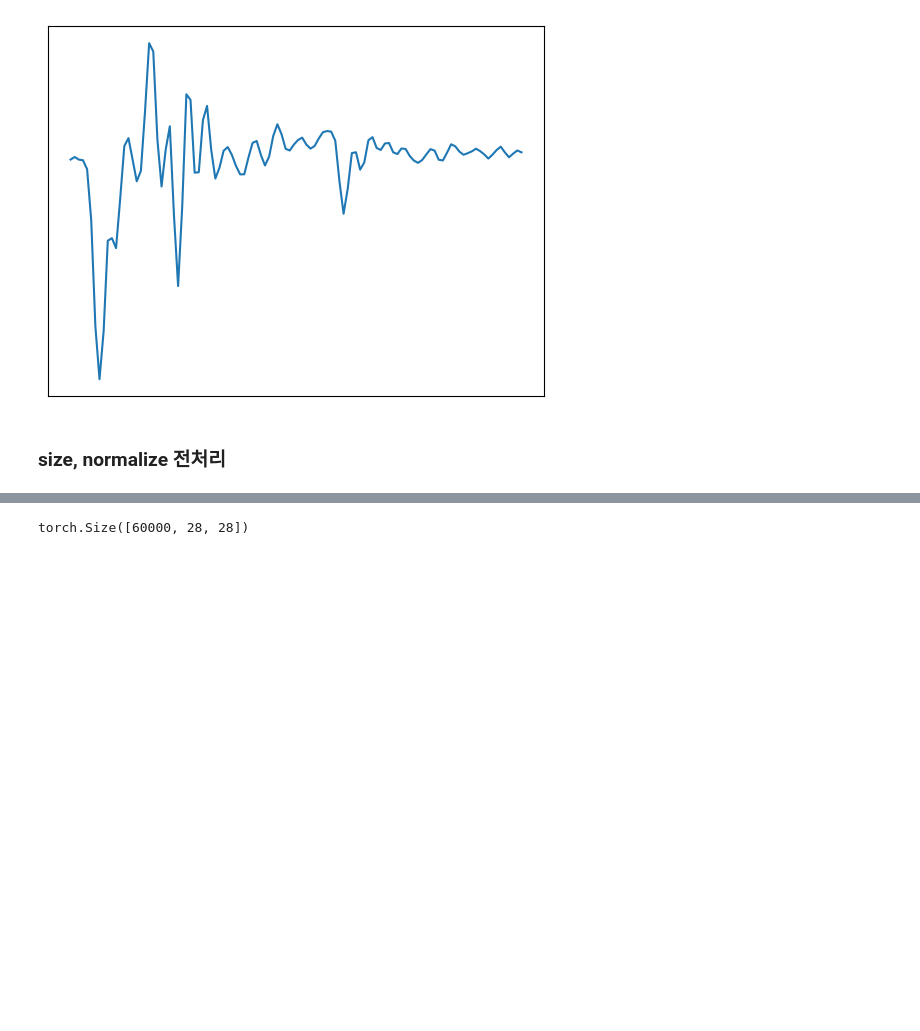
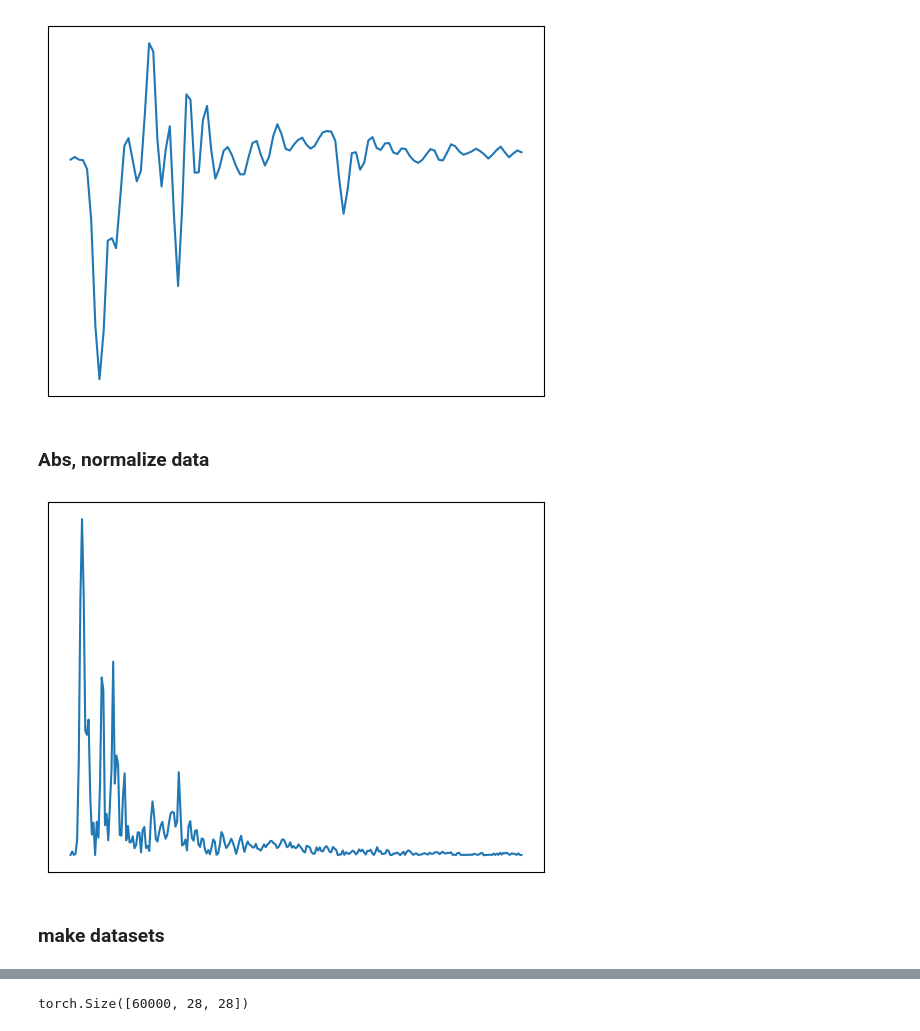
Before and after one commit to jkworldchampion/uwbCir_InvisibleThing, a Jupyter notebook: sample.ipynb, the cells around one changed output, grey strips where cells are left out. Drawn from its saved outputs; the diff is of its cells as text; code cells hidden in the pictures; blank space fills up the shorter version.

```diff
--- a/sample.ipynb
+++ b/sample.ipynb
@@ -340,7 +340,20 @@ for i in range(len(raw_data)):
 # %% [output]
 [figure]
 # %% [markdown]
-### size, normalize 전처리
+### Abs, normalize data
+# %%
+abs_normalized_data = raw_data.abs()  # 절대값 취하기
+abs_normalized_data = abs_normalized_data.apply(lambda x: (x - x.min()) / (x.max() - x.min()), axis=1)   # 정규화
+for i in range(len(abs_normalized_data)):
+    plt.clf()
+    plt.plot(abs_normalized_data.iloc[i][740:])
+    plt.gca().axes.get_xaxis().set_visible(False)
+    plt.gca().axes.get_yaxis().set_visible(False)
+    plt.savefig("data/abs_normal/abs_normalized_data_" + str(i) + ".jpeg", format="jpeg", pad_inches=0.0, bbox_inches="tight")
+# %% [output]
+[figure, added]
+# %% [markdown]
+### make datasets
 # %%
 import numpy as np
 import torch
```
Also changed, not shown: parts of 5 cells of this notebook.
